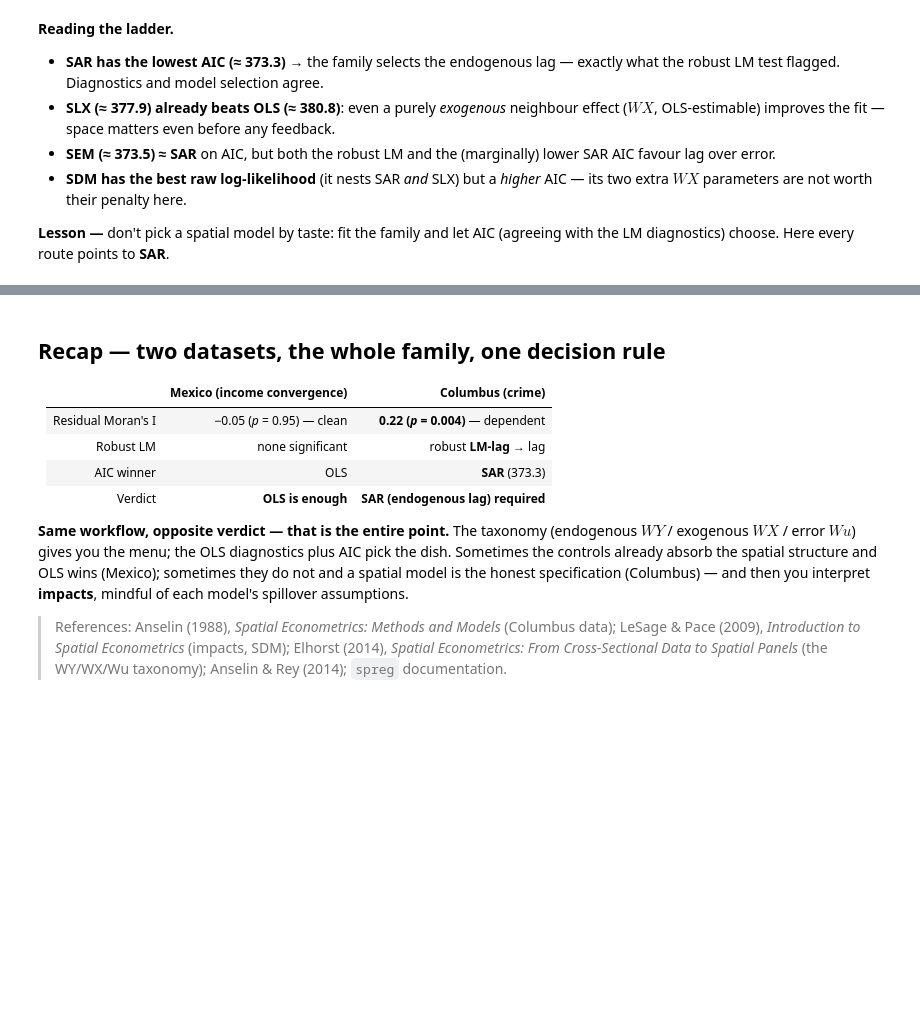
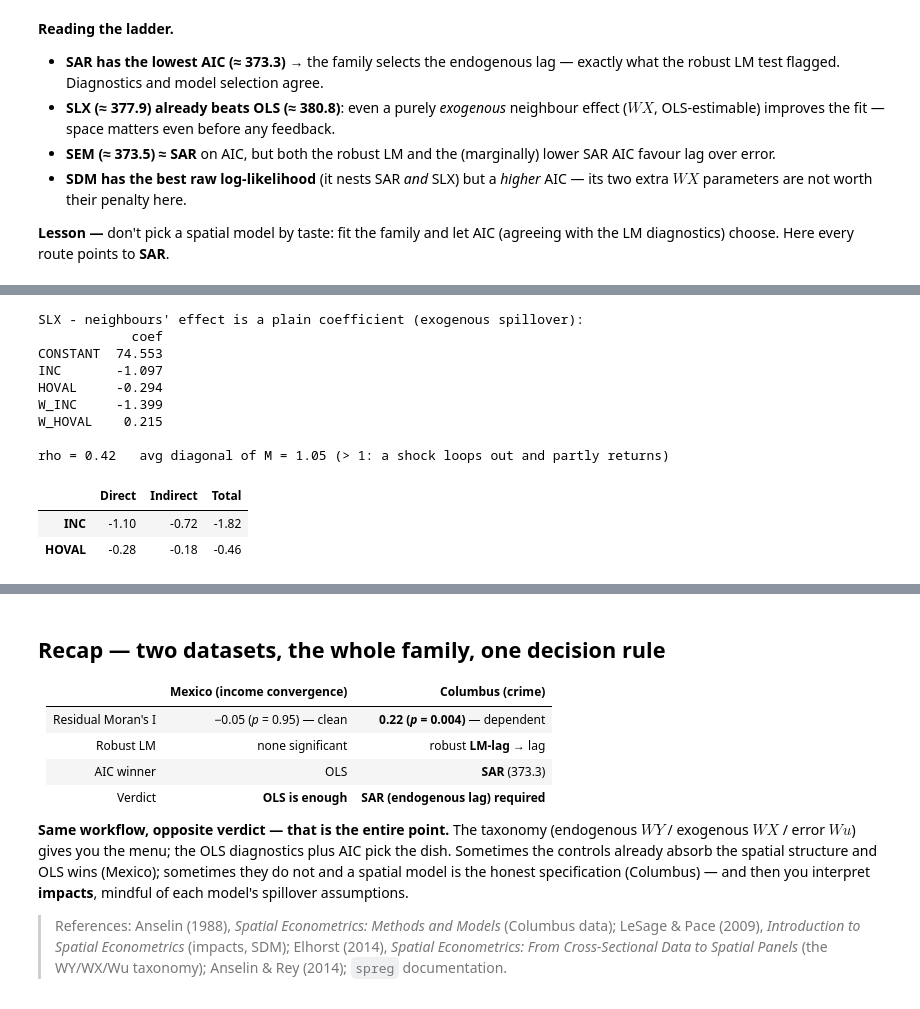
Before and after one commit to rschifan/spatial-unito-26, a Jupyter notebook: notebooks/03_spatial_econonometric_modeling.ipynb, the cells around one changed output, grey strips where cells are left out. Drawn from its saved outputs; the diff is of its cells as text; code cells hidden in the pictures; blank space fills up the shorter version.

```diff
--- a/notebooks/03_spatial_econonometric_modeling.ipynb
+++ b/notebooks/03_spatial_econonometric_modeling.ipynb
@@ -413,0 +387,35 @@ variable spill over on its own terms.
+# %%
+# --- SLX: the exogenous spillover is a coefficient you read directly ---
+slx = models["SLX"]
+print("SLX - neighbours' effect is a plain coefficient (exogenous spillover):")
+print(pd.DataFrame({"coef": slx.betas.flatten().round(3)}, index=slx.name_x), "\n")
+
+# --- SAR: build the multiplier M = (I - rho W)^-1 and decompose the impacts ---
+sar = models["SAR"]                                   # ML_Lag from the ladder
+rho = sar.betas[-1, 0]
+M   = np.linalg.inv(np.eye(wc.n) - rho * wc.full()[0])   # I + rhoW + rho^2 W^2 + ...
+
+rows = []
+for name, idx in [("INC", 1), ("HOVAL", 2)]:
+    S = sar.betas[idx, 0] * M                          # dY/dx_k = beta_k * M   (n x n)
+    direct = np.diag(S).mean()                         # own region (incl. feedback)
+    total  = S.sum(axis=1).mean()                      # = beta_k / (1 - rho)
+    rows.append({"Direct": direct, "Indirect": total - direct, "Total": total})
+
+impacts = pd.DataFrame(rows, index=["INC", "HOVAL"]).round(2)
+print(f"rho = {rho:.2f}   avg diagonal of M = {np.diag(M).mean():.2f} "
+      f"(> 1: a shock loops out and partly returns)")
+impacts
+# %% [output]
+SLX - neighbours' effect is a plain coefficient (exogenous spillover):
+            coef
+CONSTANT  74.553
+INC       -1.097
+HOVAL     -0.294
+W_INC     -1.399
+W_HOVAL    0.215
+
+rho = 0.42   avg diagonal of M = 1.05 (> 1: a shock loops out and partly returns)
+|  | Direct | Indirect | Total |
+| INC | -1.10 | -0.72 | -1.82 |
+| HOVAL | -0.28 | -0.18 | -0.46 |
```
Also changed, not shown: parts of 6 cells of this notebook.
